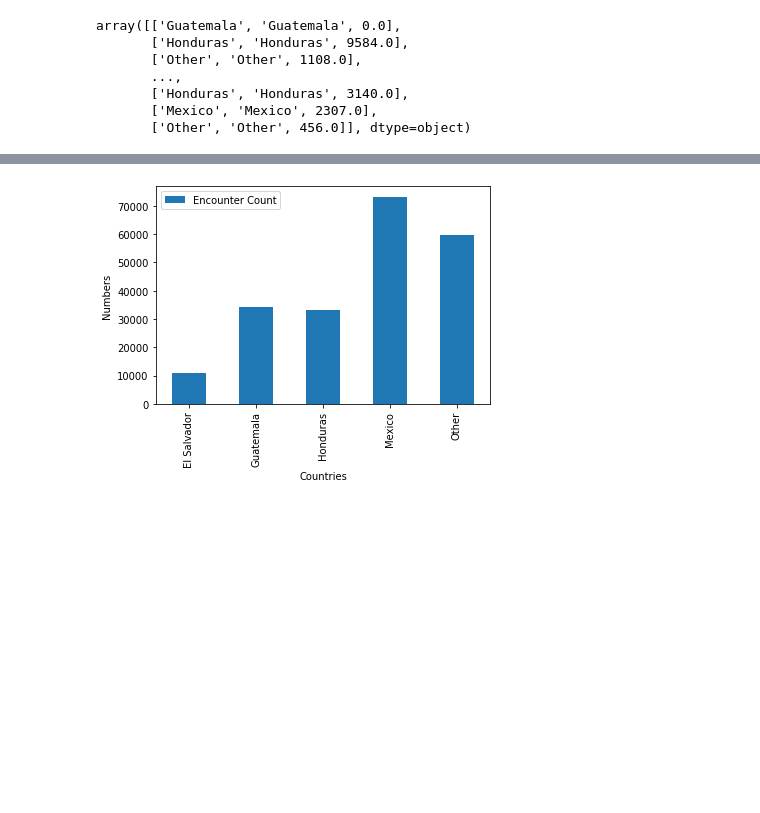
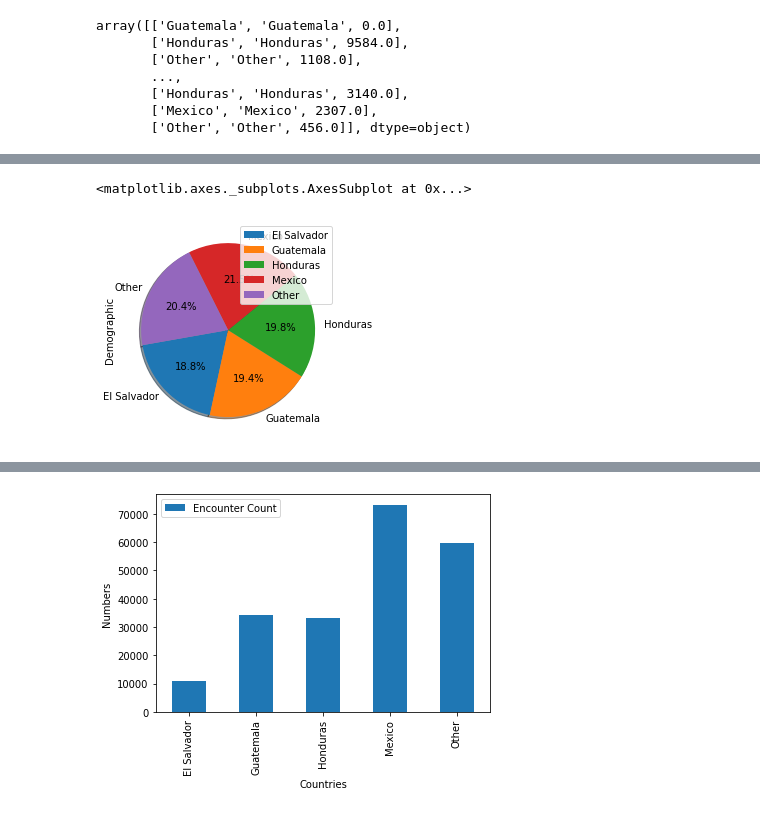
Before and after one commit to JMartinRutgers/API-Basic, a Jupyter notebook: USA_Border_crossing.ipynb, the cells around one changed output, grey strips where cells are left out. Saved outputs shown, nothing was run; the diff lists cells and outputs as text; code cells hidden in the pictures; blank space fills up the shorter version.

```diff
--- a/USA_Border_crossing.ipynb
+++ b/USA_Border_crossing.ipynb
@@ -49,0 +68,5 @@ df
+# %%
+df.plot.pie(y='Demographic', autopct='%1.1f%%',  shadow=True, startangle=190)
+# %% [output]
+<matplotlib.axes._subplots.AxesSubplot at 0x...>
+[figure, added]
```
Also changed, not shown: parts of 3 cells of this notebook.
